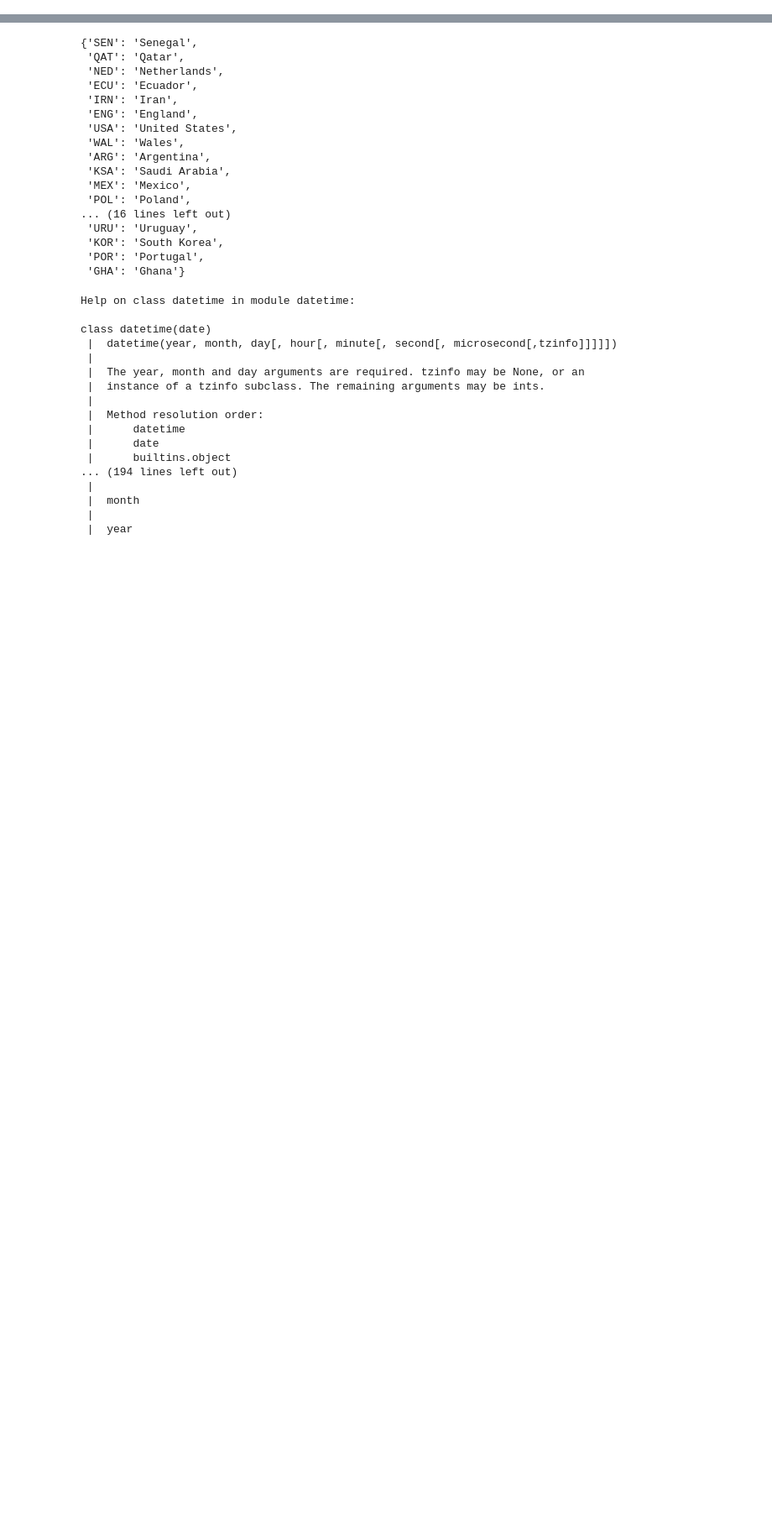
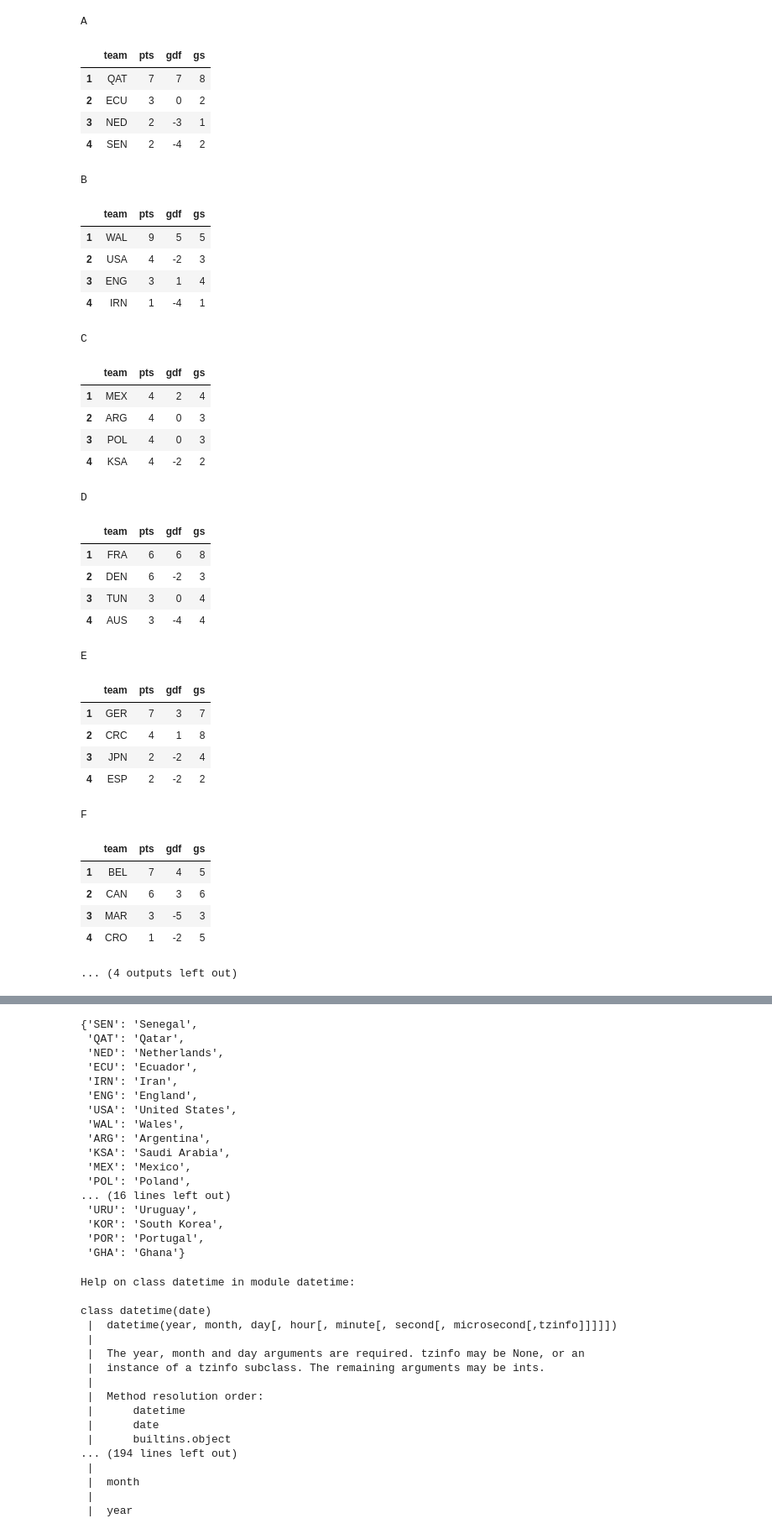
Before and after one commit to PabloHermun/Qatar22-simulate, a Jupyter notebook: QatarWC/Untitled.ipynb, the cells around one changed output, grey strips where cells are left out. Shown: that part at 84% size. Cells and saved outputs as stored; diff of their text form; code cells hidden in the pictures; blank space fills up the shorter version.

Commit message:
Full group stage simulation OK

```diff
--- a/QatarWC/Untitled.ipynb
+++ b/QatarWC/Untitled.ipynb
@@ -120,0 +167,26 @@ GROUPS = [list(d.values())[0] for d in group_labels]
+# %%
+TEAMS = create_teams()
+# Organize teams and fixtures by groups
+group_teams = dict()
+group_fixtures = dict()
+for g in GROUPS:
+    teams = db.execute('SELECT code FROM teams WHERE "group"=?', g)
+    group_teams[g] = [team['code'] for team in teams]
+
+    fixtures = db.execute('SELECT * FROM fixtures WHERE team1 IN (SELECT code FROM teams WHERE "group"=?) ORDER BY date;', g)
+    # Change date formant e.g. 2022-12-02 into "Dec 02"
+    group_fixtures[g] = [{'date': datetime.strptime(match['date'], "%Y-%m-%d").strftime("%b %d"),
+                         'id':match['match'], 't1': match['team1'], 't2' :match['team2'],
+                         't1_goals': '',
+                         't2_goals': ''} for match in fixtures]
+
+scores = simulate_group_stage(TEAMS).to_dict('index')
+g_sim = dict()
+for g in GROUPS:
+    fixtures = db.execute('SELECT * FROM fixtures WHERE team1 IN (SELECT code FROM teams WHERE "group"=?) ORDER BY date;', g)
+    for i, match in enumerate(fixtures):
+        group_fixtures[g][i]['t1_goals'] = int(scores[match['match']]['t1_goals'])
+        group_fixtures[g][i]['t2_goals'] = int(scores[match['match']]['t2_goals'])
+
+    g_sim[g] = get_group_rank(g, group_teams[g], TEAMS, group_fixtures[g])
+g_sim
@@ -121,2 +222,53 @@ GROUPS = [list(d.values())[0] for d in group_labels]
+# %%
+# Obtain group tables
+groups=dict()
+for k, g in group_teams.items():
+    groups[k]=list()
+    for team in g:
+        t = TEAMS[team]
+        groups[k].append([t.name, t.points, t.goals_scored - t.goals_received, t.goals_scored])
+
+    group_df = pd.DataFrame(groups[k], columns=['team','pts','gdf', 'gs']).sort_values(['pts','gdf','gs'], ascending=[False, False, False])
+    group_df.index = [1,2,3,4]
+    print(k)
+    display(group_df)
+# %% [output]
+A
+|  | team | pts | gdf | gs |
+| 1 | QAT | 7 | 7 | 8 |
+| 2 | ECU | 3 | 0 | 2 |
+| 3 | NED | 2 | -3 | 1 |
+| 4 | SEN | 2 | -4 | 2 |
+B
+|  | team | pts | gdf | gs |
+| 1 | WAL | 9 | 5 | 5 |
+| 2 | USA | 4 | -2 | 3 |
+| 3 | ENG | 3 | 1 | 4 |
+| 4 | IRN | 1 | -4 | 1 |
+C
+|  | team | pts | gdf | gs |
+| 1 | MEX | 4 | 2 | 4 |
+| 2 | ARG | 4 | 0 | 3 |
+| 3 | POL | 4 | 0 | 3 |
+| 4 | KSA | 4 | -2 | 2 |
+D
+|  | team | pts | gdf | gs |
+| 1 | FRA | 6 | 6 | 8 |
+| 2 | DEN | 6 | -2 | 3 |
+| 3 | TUN | 3 | 0 | 4 |
+| 4 | AUS | 3 | -4 | 4 |
+E
+|  | team | pts | gdf | gs |
+| 1 | GER | 7 | 3 | 7 |
+| 2 | CRC | 4 | 1 | 8 |
+| 3 | JPN | 2 | -2 | 4 |
+| 4 | ESP | 2 | -2 | 2 |
+F
+|  | team | pts | gdf | gs |
+| 1 | BEL | 7 | 4 | 5 |
+| 2 | CAN | 6 | 3 | 6 |
+| 3 | MAR | 3 | -5 | 3 |
+| 4 | CRO | 1 | -2 | 5 |
+... (4 outputs left out)
 # %%
 TEAMS = create_teams()
```
Also changed, not shown: parts of 22 cells of this notebook, 6 other files.
